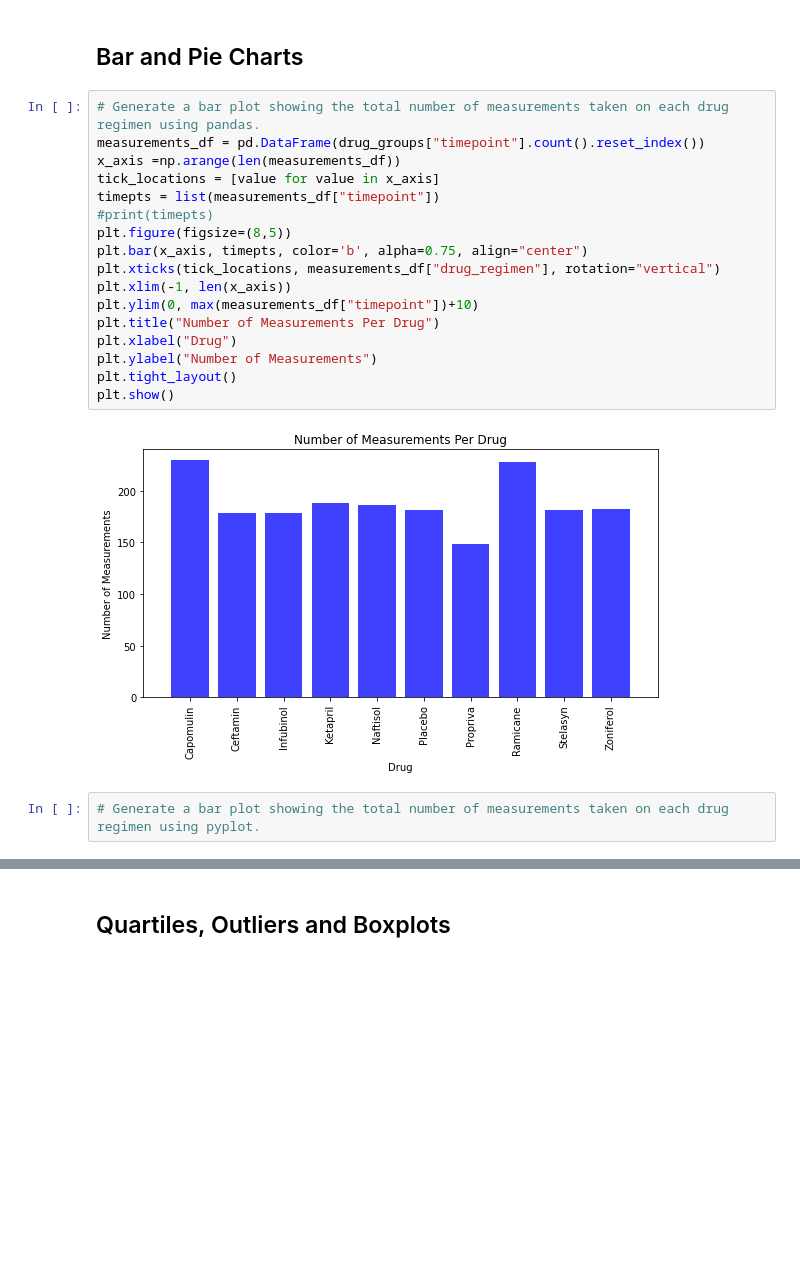
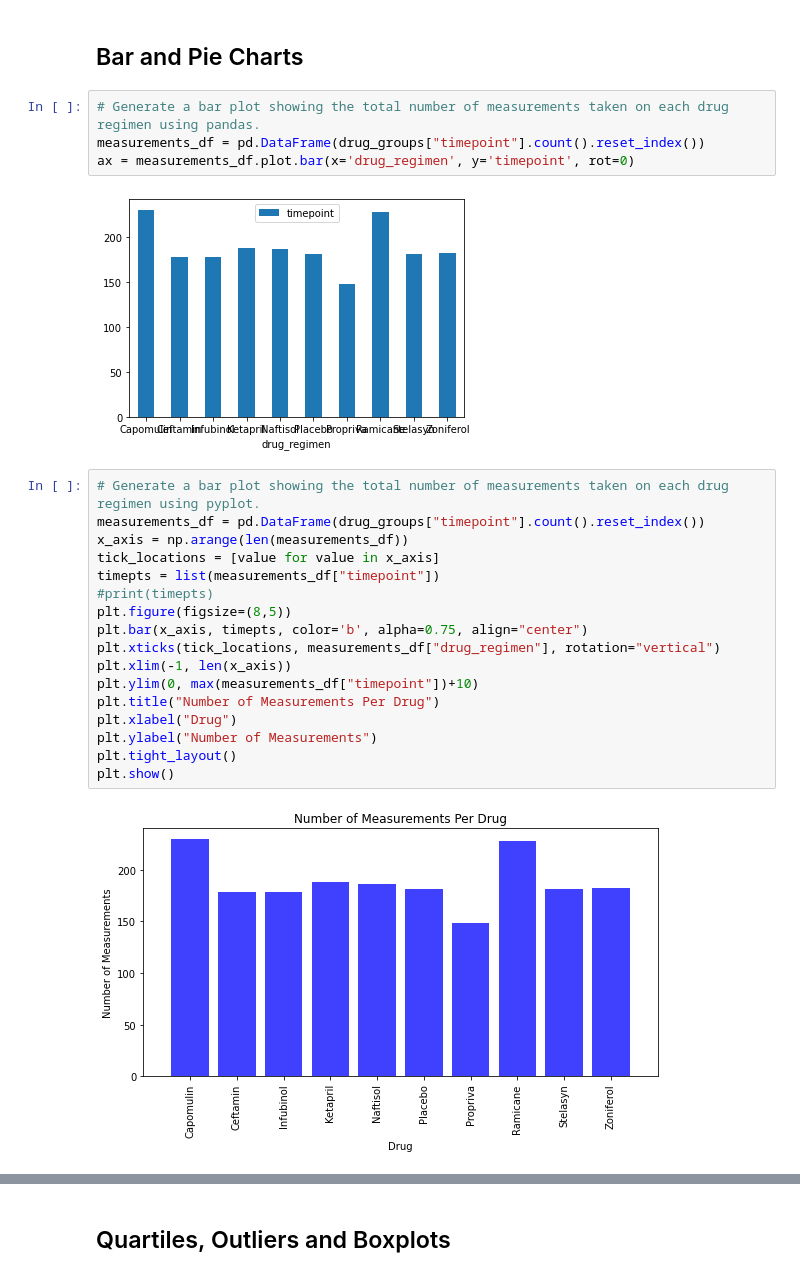
Before and after one commit to swdrich/matplotlib-challenge, a Jupyter notebook: Instructions/Pymaceuticals/pymaceuticals_starter.ipynb, the cells around one changed output, grey strips where cells are left out. Saved outputs shown, nothing was run; the diff lists cells and outputs as text; blank space fills up the shorter version.

Commit message:
Partway through 'sex' pie chart.

```diff
--- a/Instructions/Pymaceuticals/pymaceuticals_starter.ipynb
+++ b/Instructions/Pymaceuticals/pymaceuticals_starter.ipynb
@@ -176,10 +176,16 @@ summary_agg_df
 | Zoniferol | 53.236507 | 51.818479 | 48.533355 | 6.966589 | 0.516398 |
 # %% [markdown]
 ## Bar and Pie Charts
+# %%
+# Generate a bar plot showing the total number of measurements taken on each drug regimen using pandas.
+measurements_df = pd.DataFrame(drug_groups["timepoint"].count().reset_index())
+ax = measurements_df.plot.bar(x='drug_regimen', y='timepoint', rot=0)
+# %% [output]
+[figure, added]
 # %%
-# Generate a bar plot showing the total number of measurements taken on each drug regimen using pandas.
+# Generate a bar plot showing the total number of measurements taken on each drug regimen using pyplot.
 measurements_df = pd.DataFrame(drug_groups["timepoint"].count().reset_index())
-x_axis =np.arange(len(measurements_df))
+x_axis = np.arange(len(measurements_df))
 tick_locations = [value for value in x_axis]
 timepts = list(measurements_df["timepoint"])
 #print(timepts)
@@ -195,7 +201,5 @@ plt.tight_layout()
 plt.show()
 # %% [output]
 [figure]
-# %%
-# Generate a bar plot showing the total number of measurements taken on each drug regimen using pyplot.
 # %%
 # Generate a pie plot showing the distribution of female versus male mice using pandas
```
Also changed, not shown: parts of 2 cells of this notebook.
